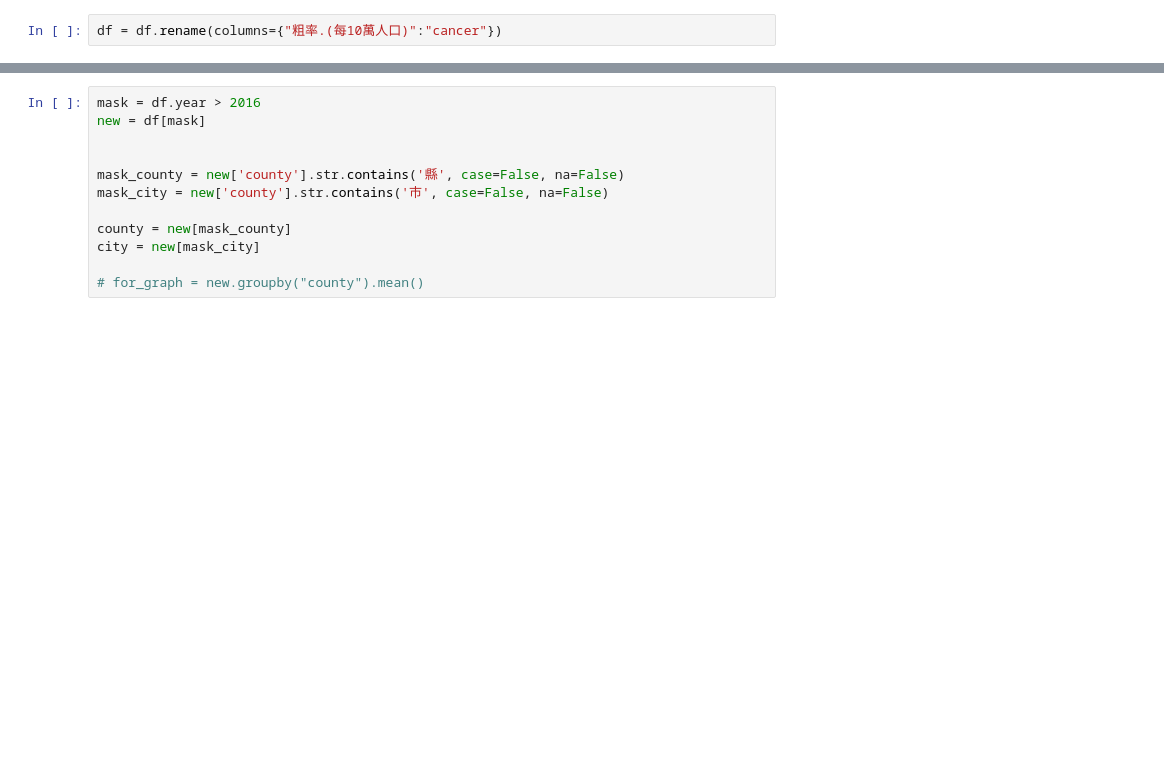
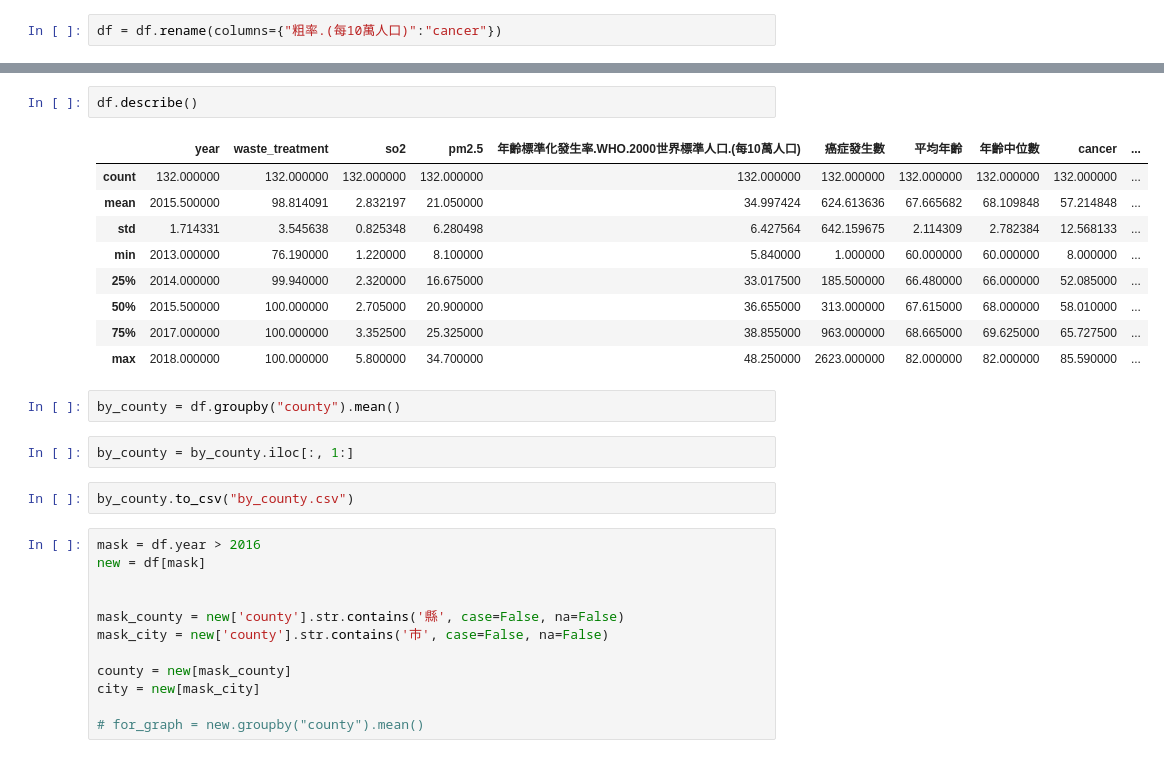
Before and after one commit to chenyenru/bio_ia_air, a Jupyter notebook: analysis.ipynb, the cells around one changed output, grey strips where cells are left out. Cells and saved outputs as stored; diff of their text form; blank space fills up the shorter version.

```diff
--- a/analysis.ipynb
+++ b/analysis.ipynb
@@ -97,4 +107,22 @@ Index(['Unnamed: 0', 'year', 'county', 'waste_treatment', 'so2', 'ozone',
       dtype='object')
+# %%
+df.describe()
+# %% [output]
+|  | year | waste_treatment | so2 | pm2.5 | 年齡標準化發生率.WHO.2000世界標準人口.(每10萬人口) | 癌症發生數 | 平均年齡 | 年齡中位數 | cancer | ... |
+| count | 132.000000 | 132.000000 | 132.000000 | 132.000000 | 132.000000 | 132.000000 | 132.000000 | 132.000000 | 132.000000 | ... |
+| mean | 2015.500000 | 98.814091 | 2.832197 | 21.050000 | 34.997424 | 624.613636 | 67.665682 | 68.109848 | 57.214848 | ... |
+| std | 1.714331 | 3.545638 | 0.825348 | 6.280498 | 6.427564 | 642.159675 | 2.114309 | 2.782384 | 12.568133 | ... |
+| min | 2013.000000 | 76.190000 | 1.220000 | 8.100000 | 5.840000 | 1.000000 | 60.000000 | 60.000000 | 8.000000 | ... |
+| 25% | 2014.000000 | 99.940000 | 2.320000 | 16.675000 | 33.017500 | 185.500000 | 66.480000 | 66.000000 | 52.085000 | ... |
+| 50% | 2015.500000 | 100.000000 | 2.705000 | 20.900000 | 36.655000 | 313.000000 | 67.615000 | 68.000000 | 58.010000 | ... |
+| 75% | 2017.000000 | 100.000000 | 3.352500 | 25.325000 | 38.855000 | 963.000000 | 68.665000 | 69.625000 | 65.727500 | ... |
+| max | 2018.000000 | 100.000000 | 5.800000 | 34.700000 | 48.250000 | 2623.000000 | 82.000000 | 82.000000 | 85.590000 | ... |
+# %%
+by_county = df.groupby("county").mean()
+# %%
+by_county = by_county.iloc[:, 1:]
+# %%
+by_county.to_csv("by_county.csv")
 # %%
 mask = df.year > 2016
 new = df[mask]
```
Also changed, not shown: parts of 11 cells of this notebook.
